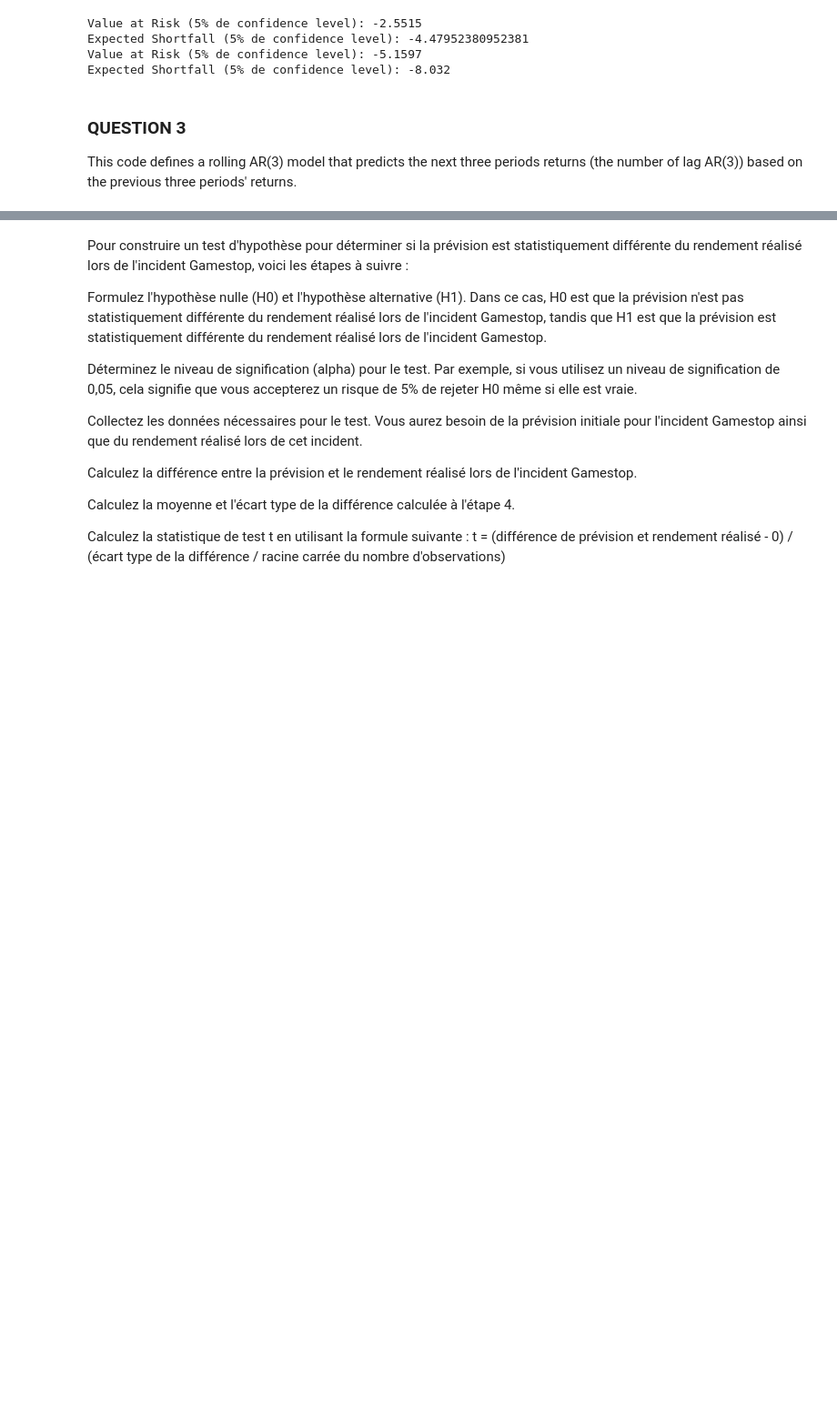
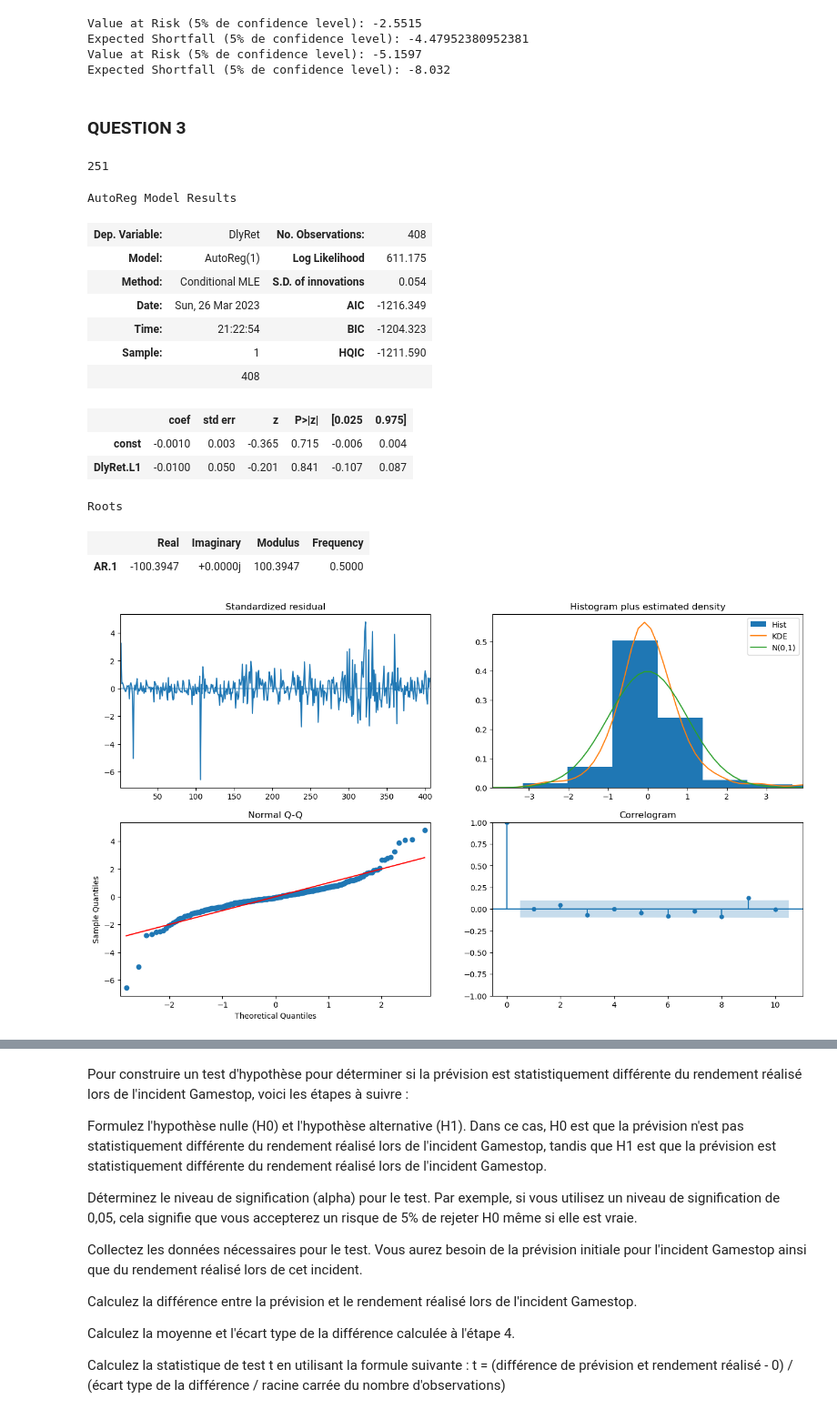
Before and after one commit to ThomasDeConinck/Econometrie-ETUDE-DE-CAS-1-, a Jupyter notebook: ETUDE DE CAS ECONO 1.ipynb, the cells around one changed output, grey strips where cells are left out. Shown at 91% size. Drawn from its saved outputs; the diff is of its cells as text; code cells hidden in the pictures; blank space fills up the shorter version.

```diff
--- a/ETUDE DE CAS ECONO 1.ipynb
+++ b/ETUDE DE CAS ECONO 1.ipynb
@@ -325,7 +325,34 @@ Value at Risk (5% de confidence level): -2.5515
 Expected Shortfall (5% de confidence level): -4.47952380952381
 Value at Risk (5% de confidence level): -5.1597
 Expected Shortfall (5% de confidence level): -8.032
-# %% [markdown]
-### QUESTION 3
-
-This code defines a rolling AR(3) model that predicts the next three periods returns (the number of lag AR(3)) based on the previous three periods' returns.
+# %% [markdown]
+### QUESTION 3
+# %%
+print(df_stock_data['DlyRet'].isnull().sum())
+# %% [output]
+251
+# %%
+from statsmodels.tsa.ar_model import AutoReg
+
+# Now let's estimate a AR model based on Gamestop returns in stock_data.csv
+ARresults = AutoReg(gme_data, lags=1).fit()
+# get some diagnostics
+ARresults.plot_diagnostics(figsize=[16,9])
+# see the model estimates
+ARresults.summary()
+# %% [output]
+AutoReg Model Results
+| Dep. Variable: | DlyRet | No. Observations: | 408 |
+| Model: | AutoReg(1) | Log Likelihood | 611.175 |
+| Method: | Conditional MLE | S.D. of innovations | 0.054 |
+| Date: | Sun, 26 Mar 2023 | AIC | -1216.349 |
+| Time: | 21:22:54 | BIC | -1204.323 |
+| Sample: | 1 | HQIC | -1211.590 |
+|  | 408 |  |  |
+|  | coef | std err | z | P>|z| | [0.025 | 0.975] |
+| const | -0.0010 | 0.003 | -0.365 | 0.715 | -0.006 | 0.004 |
+| DlyRet.L1 | -0.0100 | 0.050 | -0.201 | 0.841 | -0.107 | 0.087 |
+Roots
+|  | Real | Imaginary | Modulus | Frequency |
+| AR.1 | -100.3947 | +0.0000j | 100.3947 | 0.5000 |
+[figure, added]
```
Also changed, not shown: parts of 6 cells of this notebook.
